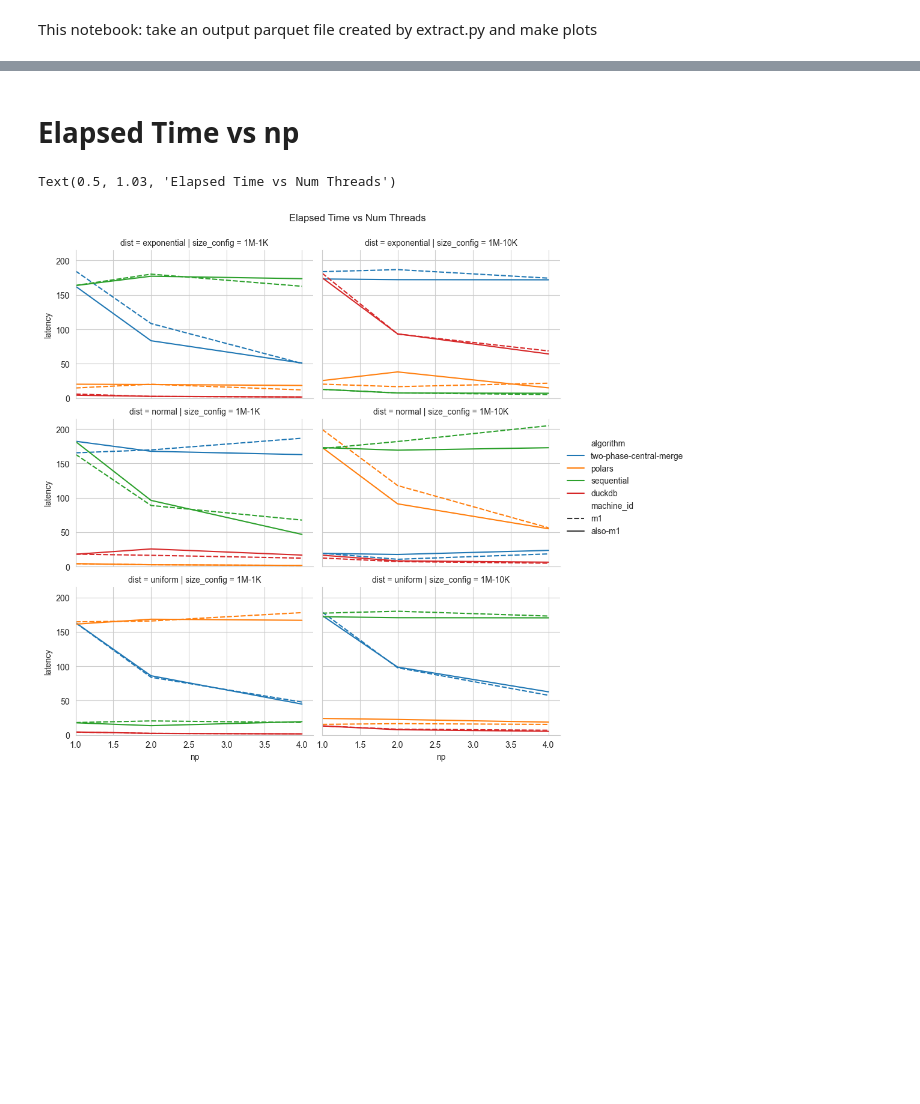
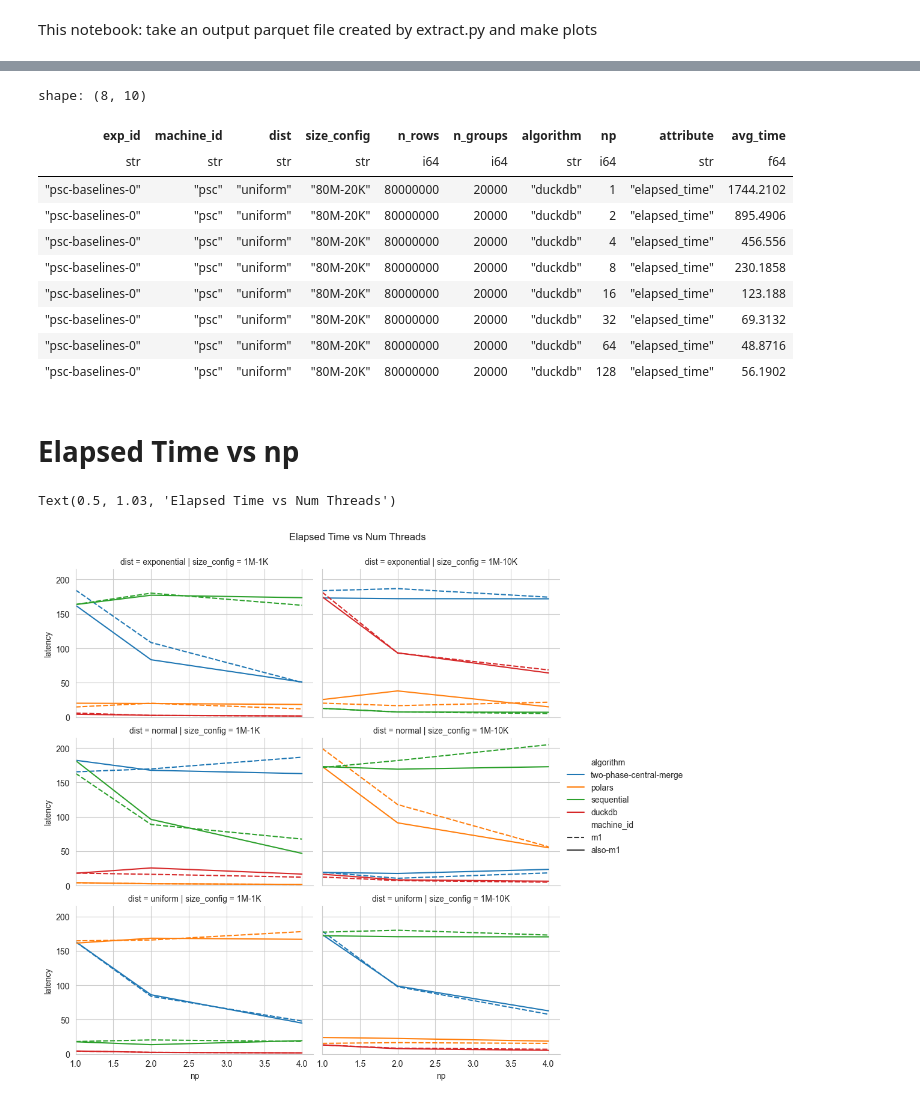
Before and after one commit to haok1402/parallel-groupby, a Jupyter notebook: analysis/exp-plotting.ipynb, the cells around one changed output, grey strips where cells are left out. Drawn from its saved outputs; the diff is of its cells as text; code cells hidden in the pictures; blank space fills up the shorter version.

```diff
--- a/analysis/exp-plotting.ipynb
+++ b/analysis/exp-plotting.ipynb
@@ -13,7 +13,7 @@ import matplotlib.pyplot as plt
 import pandas as pd
 sns.set_style("whitegrid")
 # %%
-exp_id = "dev0"
+exp_id = "psc-baselines-0"
 result_filepath = f"../results/{exp_id}.parquet"
 # %%
 results_df = pl.read_parquet(result_filepath)
@@ -44,3 +44,23 @@ shape: (1_800, 12)
+# %%
+results_df.sql("""--sql
+    select exp_id, machine_id, dist, size_config, n_rows, n_groups, algorithm, np, attribute, avg(time) as avg_time from self
+    where algorithm = 'duckdb'
+    and size_config = '80M-20K'
+    group by exp_id, machine_id, dist, size_config, n_rows, n_groups, algorithm, np, attribute
+    order by np
+""")
+# %% [output]
+shape: (8, 10)
+| exp_id | machine_id | dist | size_config | n_rows | n_groups | algorithm | np | attribute | avg_time |
+| str | str | str | str | i64 | i64 | str | i64 | str | f64 |
+| "psc-baselines-0" | "psc" | "uniform" | "80M-20K" | 80000000 | 20000 | "duckdb" | 1 | "elapsed_time" | 1744.2102 |
+| "psc-baselines-0" | "psc" | "uniform" | "80M-20K" | 80000000 | 20000 | "duckdb" | 2 | "elapsed_time" | 895.4906 |
+| "psc-baselines-0" | "psc" | "uniform" | "80M-20K" | 80000000 | 20000 | "duckdb" | 4 | "elapsed_time" | 456.556 |
+| "psc-baselines-0" | "psc" | "uniform" | "80M-20K" | 80000000 | 20000 | "duckdb" | 8 | "elapsed_time" | 230.1858 |
+| "psc-baselines-0" | "psc" | "uniform" | "80M-20K" | 80000000 | 20000 | "duckdb" | 16 | "elapsed_time" | 123.188 |
+| "psc-baselines-0" | "psc" | "uniform" | "80M-20K" | 80000000 | 20000 | "duckdb" | 32 | "elapsed_time" | 69.3132 |
+| "psc-baselines-0" | "psc" | "uniform" | "80M-20K" | 80000000 | 20000 | "duckdb" | 64 | "elapsed_time" | 48.8716 |
+| "psc-baselines-0" | "psc" | "uniform" | "80M-20K" | 80000000 | 20000 | "duckdb" | 128 | "elapsed_time" | 56.1902 |
 # %% [markdown]
 # Elapsed Time vs np
 # %%
```
Also changed, not shown: parts of 1 cell of this notebook.
